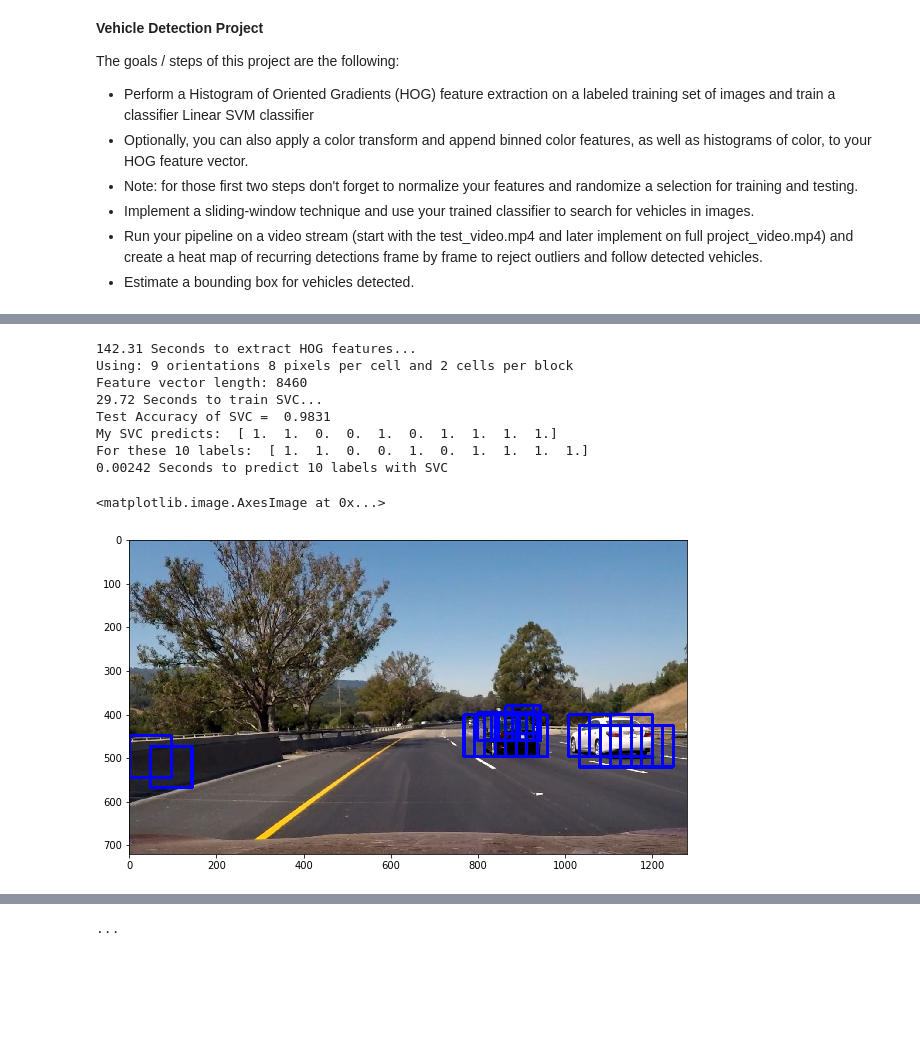
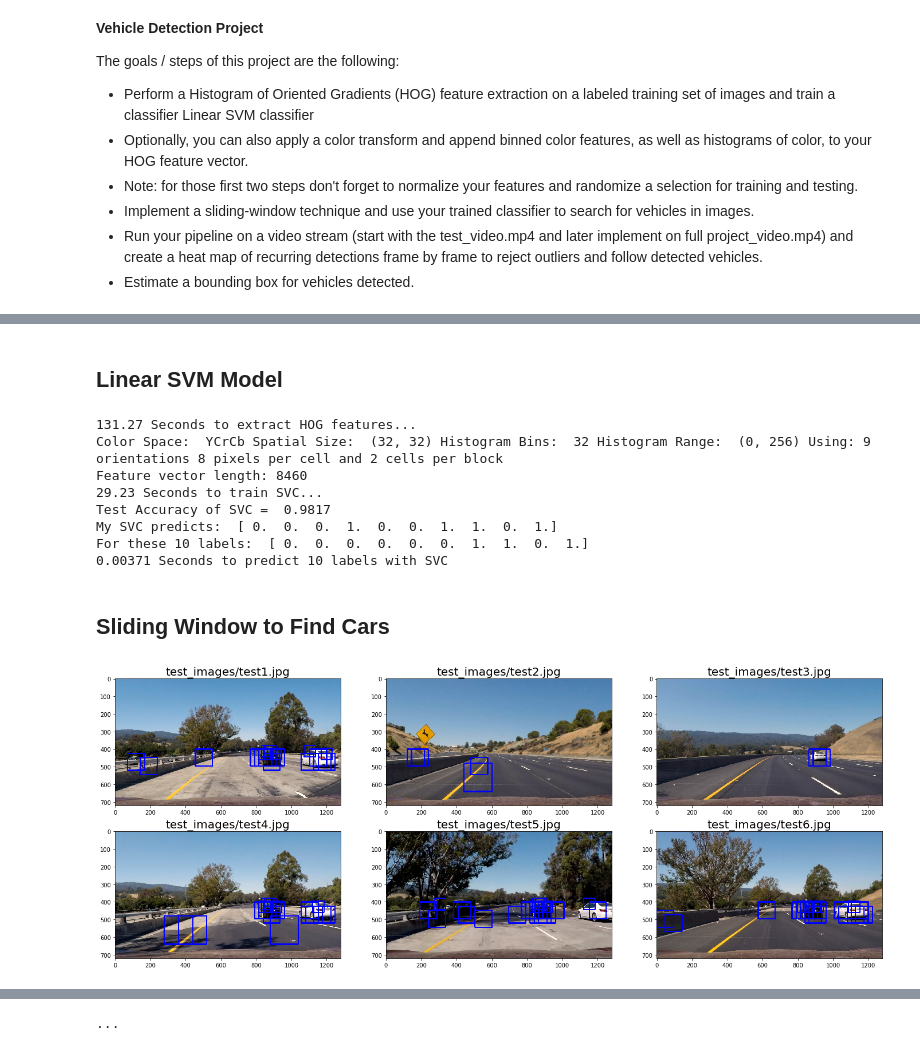
Before and after one commit to NUBYRA/CarND-Vehicle-Detection, a Jupyter notebook: P5.ipynb, the cells around one changed output, grey strips where cells are left out. Saved outputs shown, nothing was run; the diff lists cells and outputs as text; code cells hidden in the pictures; blank space fills up the shorter version.

```diff
--- a/P5.ipynb
+++ b/P5.ipynb
@@ -223,6 +243,8 @@ def extract_features(imgs, cspace='RGB', spatial_size=(32, 32),
         features.append(np.concatenate((spatial_features, hist_features, hog_features)))
     # Return list of feature vectors
     return features
+# %% [markdown]
+## Linear SVM Model
 # %%
 ### Parameters
 cspace = 'YCrCb' # Can be RGB, HSV, LUV, HLS, YUV, YCrCb
@@ -257,8 +279,10 @@ rand_state = np.random.randint(0, 100)
 X_train, X_test, y_train, y_test = train_test_split(
     scaled_X, y, test_size=0.2, random_state=rand_state)
 
-print('Using:',orient,'orientations',pix_per_cell,
-    'pixels per cell and', cell_per_block,'cells per block')
+print('Color Space: ', cspace, 'Spatial Size: ', spatial_size,
+      'Histogram Bins: ', hist_bins, 'Histogram Range: ', hist_range,
+      'Using:',orient,'orientations',pix_per_cell,
+      'pixels per cell and', cell_per_block,'cells per block')
 print('Feature vector length:', len(X_train[0]))
 # Use a linear SVC
 svc = LinearSVC()
@@ -277,14 +301,16 @@ print('For these',n_predict, 'labels: ', y_test[0:n_predict])
 t2 = time.time()
 print(round(t2-t, 5), 'Seconds to predict', n_predict,'labels with SVC')
 # %% [output]
-142.31 Seconds to extract HOG features...
-Using: 9 orientations 8 pixels per cell and 2 cells per block
+131.27 Seconds to extract HOG features...
+Color Space:  YCrCb Spatial Size:  (32, 32) Histogram Bins:  32 Histogram Range:  (0, 256) Using: 9 orientations 8 pixels per cell and 2 cells per block
 Feature vector length: 8460
-29.72 Seconds to train SVC...
-Test Accuracy of SVC =  0.9831
-My SVC predicts:  [ 1.  1.  0.  0.  1.  0.  1.  1.  1.  1.]
-For these 10 labels:  [ 1.  1.  0.  0.  1.  0.  1.  1.  1.  1.]
-0.00242 Seconds to predict 10 labels with SVC
+29.23 Seconds to train SVC...
+Test Accuracy of SVC =  0.9817
+My SVC predicts:  [ 0.  0.  0.  1.  0.  0.  1.  1.  0.  1.]
+For these 10 labels:  [ 0.  0.  0.  0.  0.  0.  1.  1.  0.  1.]
+0.00371 Seconds to predict 10 labels with SVC
+# %% [markdown]
+## Sliding Window to Find Cars
 # %%
 # Define a single function that can extract features using hog sub-sampling and make predictions
 def find_cars(img, ystart, ystop, scale, svc, X_scaler, orient, pix_per_cell, cell_per_block, spatial_size, hist_bins):
@@ -352,43 +378,3 @@ def find_cars(img, ystart, ystop, scale, svc, X_scaler, orient, pix_per_cell, ce
                 win_draw = np.int(window*scale)
                 rectangles.append(((xbox_left, ytop_draw+ystart),(xbox_left+win_draw,ytop_draw+win_draw+ystart)))
     return rectangles
-
-img = plt.imread('test_images/test6.jpg')
-
-ystart = 380
-ystop = 480
-scale = 1.0
-
-rec1 = find_cars(img, ystart, ystop, scale, svc, X_scaler, orient, pix_per_cell, cell_per_block, spatial_size, hist_bins)
-
-ystart = 400
-ystop = 600
-scale = 1.5
-
-rec2 = find_cars(img, ystart, ystop, scale, svc, X_scaler, orient, pix_per_cell, cell_per_block, spatial_size, hist_bins)
-
-ystart = 480
-ystop = 680
-scale = 2.5
-
-rec3 = find_cars(img, ystart, ystop, scale, svc, X_scaler, orient, pix_per_cell, cell_per_block, spatial_size, hist_bins)
-
-ystart = 500
-ystop = 700
-scale = 3.0
-
-rec4 = find_cars(img, ystart, ystop, scale, svc, X_scaler, orient, pix_per_cell, cell_per_block, spatial_size, hist_bins)
-
-rec = []
-rec.append(rec1)
-rec.append(rec2)
-rec.append(rec3)
-rec.append(rec4)
-rec = [item for sublist in rec for item in sublist]
-fig = plt.figure(figsize=(10,10))
-for r in rec:
-    cv2.rectangle(img,r[0], r[1],(0,0,255),6)
-plt.imshow(img)
-# %% [output]
-<matplotlib.image.AxesImage at 0x...>
-[figure, removed]
@@ -394,0 +414,15 @@ plt.imshow(img)
+# %%
+img_dir = glob.glob('test_images/*.jpg')
+f, axrr = plt.subplots(2, 3, figsize=(24, 9))
+for i in range(0,2):
+    for j in range(0,3):
+        if i == 1:
+            indx = i+j+2
+        else:
+            indx = i+j
+        img = plt.imread(img_dir[indx])
+        img = draw_all_boxes(img)
+        axrr[i, j].imshow(img)
+        axrr[i, j].set_title(img_dir[indx], size = 20)
+# %% [output]
+[figure, added]
```
Also changed, not shown: parts of 22 cells of this notebook.
